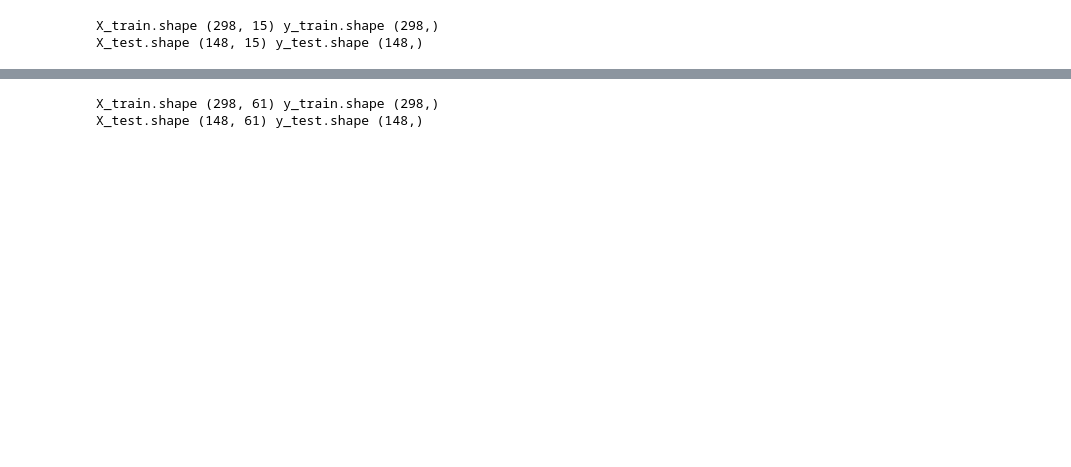
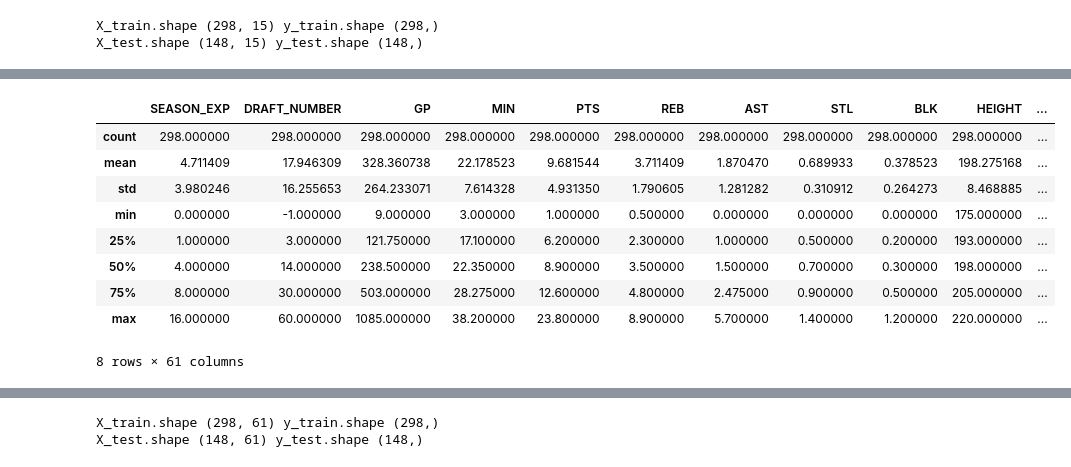
Before and after one commit to santiagoromero20/NBAPredictions, a Jupyter notebook: NBAPredictions.ipynb, the cells around one changed output, grey strips where cells are left out. Saved outputs shown, nothing was run; the diff lists cells and outputs as text; code cells hidden in the pictures; blank space fills up the shorter version.

```diff
--- a/NBAPredictions.ipynb
+++ b/NBAPredictions.ipynb
@@ -489,0 +531,3 @@ Tasks that should be done:
+# %%
+cat_vars, num_vars = aux.cat_vs_num(data)
+data = detecting_outliers(data, num_vars)
@@ -489,0 +579,2 @@ Tasks that should be done:
+# %%
+data = imputing_missingdata(data, data.columns, num_vars, cat_vars)
@@ -522,0 +619,25 @@ X_test.shape (148, 15) y_test.shape (148,)
+# %%
+def encoding(dataframe, categorical_features):
+
+    encoder = OneHotEncoder().fit(dataframe[categorical_features])
+    dataframe = pd.concat(
+        [
+            dataframe,
+            pd.DataFrame(
+                encoder.transform(dataframe[categorical_features]).toarray(),
+                index=dataframe.index,
+                columns=encoder.get_feature_names(categorical_features)
+            )
+        ],
+        axis=1
+    )
+    dataframe.drop(categorical_features, axis=1, inplace=True)
+
+    return dataframe
+# %%
+#Encode categorical features
+X_train = encoding(X_train, cat_vars)
+X_test  = encoding(X_test, cat_vars)
+
+#Alignating Columns
+X_train, X_test = X_train.align(X_test, join = 'inner', axis = 1)
@@ -522,0 +658,13 @@ X_test.shape (148, 15) y_test.shape (148,)
+# %%
+X_train.describe()
+# %% [output]
+|  | SEASON_EXP | DRAFT_NUMBER | GP | MIN | PTS | REB | AST | STL | BLK | HEIGHT | ... |
+| count | 298.000000 | 298.000000 | 298.000000 | 298.000000 | 298.000000 | 298.000000 | 298.000000 | 298.000000 | 298.000000 | 298.000000 | ... |
+| mean | 4.711409 | 17.946309 | 328.360738 | 22.178523 | 9.681544 | 3.711409 | 1.870470 | 0.689933 | 0.378523 | 198.275168 | ... |
+| std | 3.980246 | 16.255653 | 264.233071 | 7.614328 | 4.931350 | 1.790605 | 1.281282 | 0.310912 | 0.264273 | 8.468885 | ... |
+| min | 0.000000 | -1.000000 | 9.000000 | 3.000000 | 1.000000 | 0.500000 | 0.000000 | 0.000000 | 0.000000 | 175.000000 | ... |
+| 25% | 1.000000 | 3.000000 | 121.750000 | 17.100000 | 6.200000 | 2.300000 | 1.000000 | 0.500000 | 0.200000 | 193.000000 | ... |
+| 50% | 4.000000 | 14.000000 | 238.500000 | 22.350000 | 8.900000 | 3.500000 | 1.500000 | 0.700000 | 0.300000 | 198.000000 | ... |
+| 75% | 8.000000 | 30.000000 | 503.000000 | 28.275000 | 12.600000 | 4.800000 | 2.475000 | 0.900000 | 0.500000 | 205.000000 | ... |
+| max | 16.000000 | 60.000000 | 1085.000000 | 38.200000 | 23.800000 | 8.900000 | 5.700000 | 1.400000 | 1.200000 | 220.000000 | ... |
+8 rows × 61 columns
```
Also changed, not shown: parts of 55 cells of this notebook.
